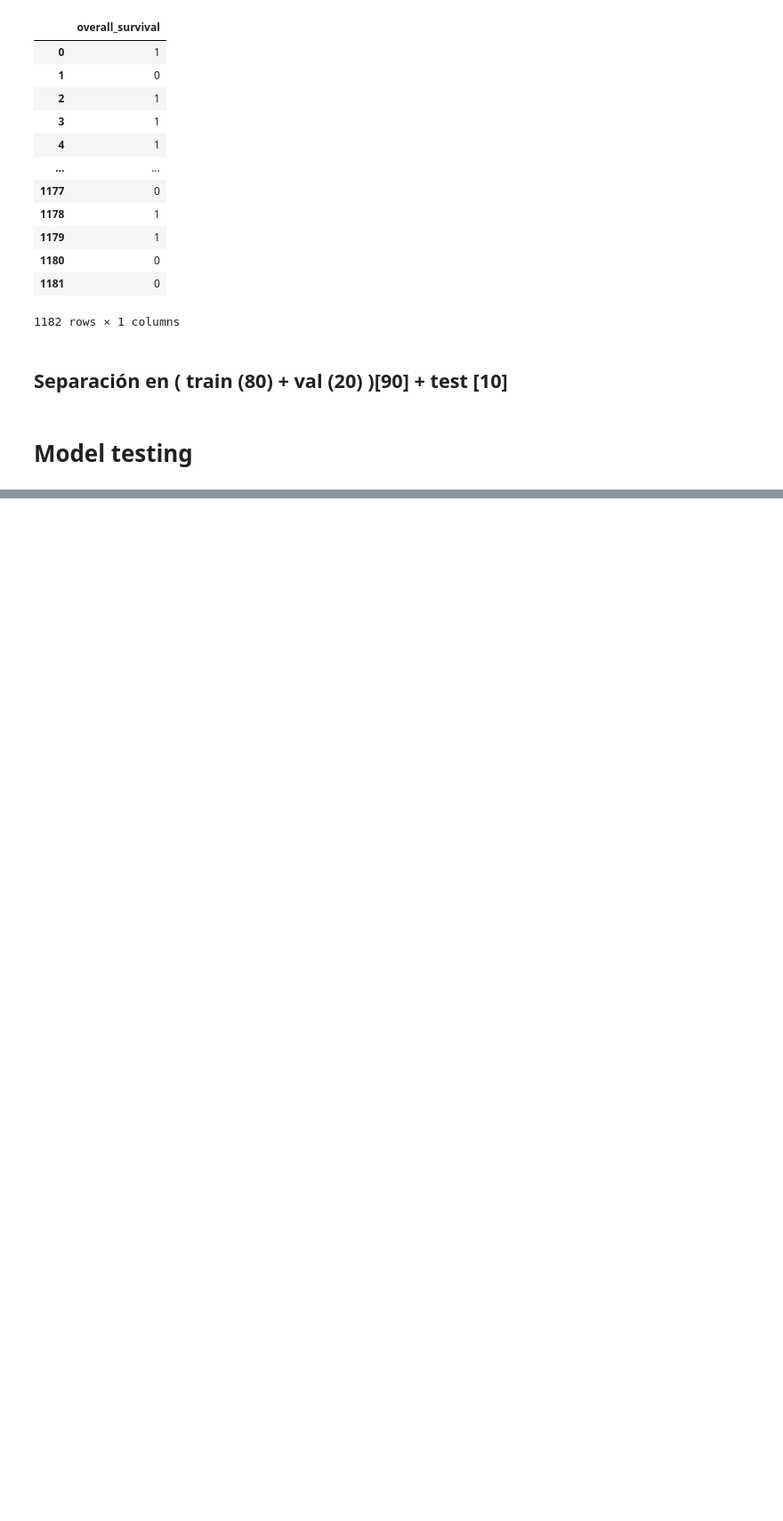
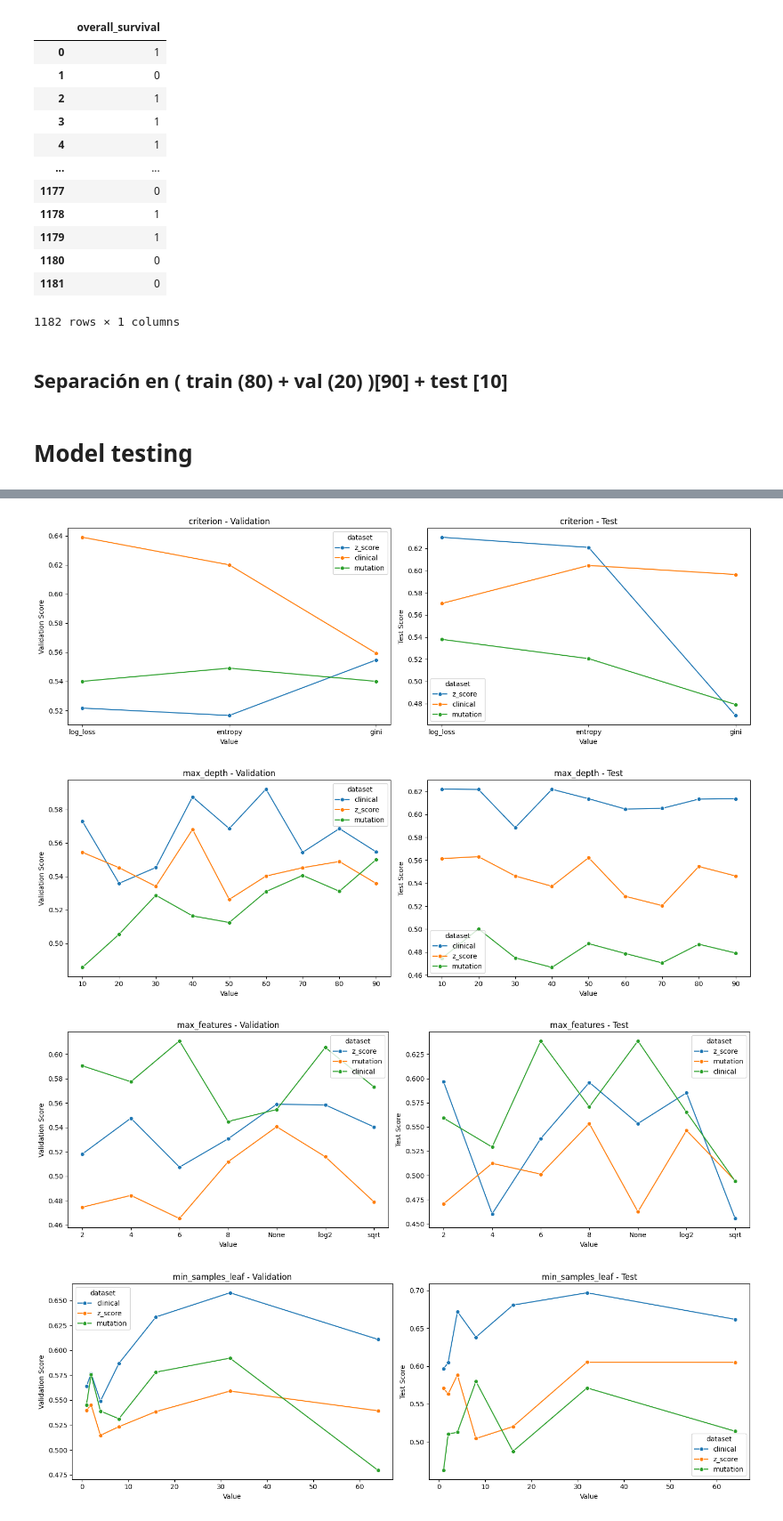
Before and after one commit to diegfernv/breast-cancer-classification, a Jupyter notebook: 6-Data-Split.ipynb, the cells around one changed output, grey strips where cells are left out. Shown at 89% size. Saved outputs shown, nothing was run; the diff lists cells and outputs as text; code cells hidden in the pictures; blank space fills up the shorter version.

```diff
--- a/6-Data-Split.ipynb
+++ b/6-Data-Split.ipynb
@@ -126,0 +156,14 @@ plt.show()
+# %%
+hyperparameters = [
+    ("criterion", ["gini", "entropy", "log_loss"]),
+    ("splitter", ["best", "random"]),
+    ("max_depth", [None, 10, 20, 30, 40, 50, 60, 70, 80, 90]),
+    ("min_samples_split", [2, 3, 4, 5, 6, 7, 8, 9, 10, 11, 12, 13, 14, 15, 16, 17, 18, 19, 20]),
+    ("min_samples_leaf", [1, 2, 4, 8, 16, 32, 64]),
+    ("max_features", [None, "sqrt", "log2", 2, 4, 6, 8])
+]
+datasets = [
+    ("clinical", X_clinical_train, X_clinical_val, X_clinical_test),
+    ("mutation", X_mutation_train, X_mutation_val, X_mutation_test),
+    ("z_score", X_z_score_train, X_z_score_val, X_z_score_test)
+]
@@ -126,0 +222,34 @@ plt.show()
+# %%
+# Group by 'hyperparameter'
+grouped = df.groupby('hyperparameter')
+
+metrics = df.columns[3:]
+
+# Plot for each hyperparameter group
+for row_idx, (name, group) in enumerate(grouped):
+    fig, axs = plt.subplots(1, 2, figsize=(15, 5))
+
+    # Plot validation scores
+    try:
+        sns.lineplot(data=group, x="value", y="f1_val", hue='dataset', marker='o', ax=axs[0])
+    except:
+        group["value"] = group["value"].astype(str)
+        group.sort_values(by='value', inplace=True)
+        sns.lineplot(data=group, x="value", y="f1_val", hue='dataset', marker='o', ax=axs[0])
+    axs[0].set_title(f'{name} - Validation')
+    axs[0].set_ylabel("Validation Score")
+    axs[0].set_xlabel("Value")
+
+    # Plot test scores
+    sns.lineplot(data=group, x="value", y="f1_test", hue='dataset', marker='o', ax=axs[1])
+    axs[1].set_title(f'{name} - Test')
+    axs[1].set_ylabel("Test Score")
+    axs[1].set_xlabel("Value")
+
+    plt.tight_layout()
+    plt.show()
+# %% [output]
+[figure, added]
+[figure, added]
+[figure, added]
+[figure, added]
```
Also changed, not shown: parts of 36 cells of this notebook.
